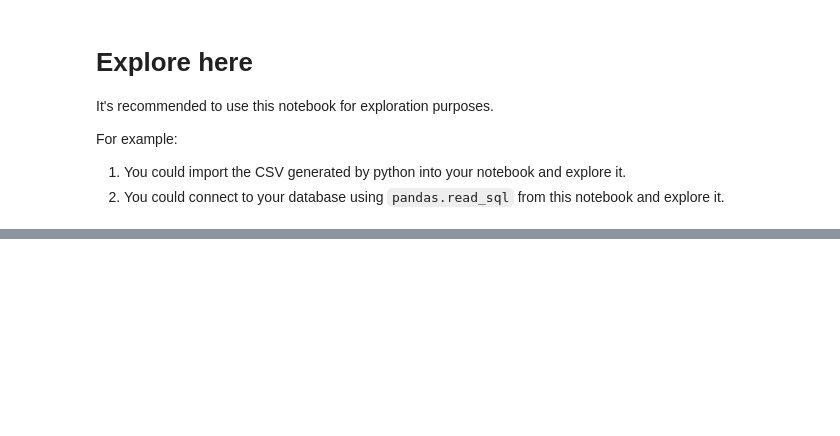
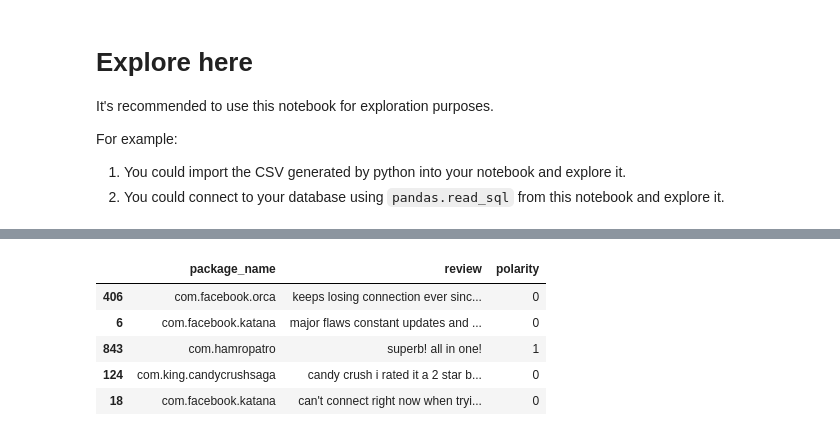
Before and after one commit to JuanAntonaccio/NaiveBayes, a Jupyter notebook: src/explore.ipynb, the cells around one changed output, grey strips where cells are left out. Cells and saved outputs as stored; diff of their text form; code cells hidden in the pictures; blank space fills up the shorter version.

```diff
--- a/src/explore.ipynb
+++ b/src/explore.ipynb
@@ -14,0 +56,9 @@ df = pd.read_csv('https://raw.githubusercontent.com/4GeeksAcademy/naive-bayes-pr
+# %%
+df.sample(5)
+# %% [output]
+|  | package_name | review | polarity |
+| 406 | com.facebook.orca | keeps losing connection ever sinc... | 0 |
+| 6 | com.facebook.katana | major flaws constant updates and ... | 0 |
+| 843 | com.hamropatro | superb! all in one! | 1 |
+| 124 | com.king.candycrushsaga | candy crush i rated it a 2 star b... | 0 |
+| 18 | com.facebook.katana | can't connect right now when tryi... | 0 |
```
Also changed, not shown: parts of 33 cells of this notebook, 1 other file.
